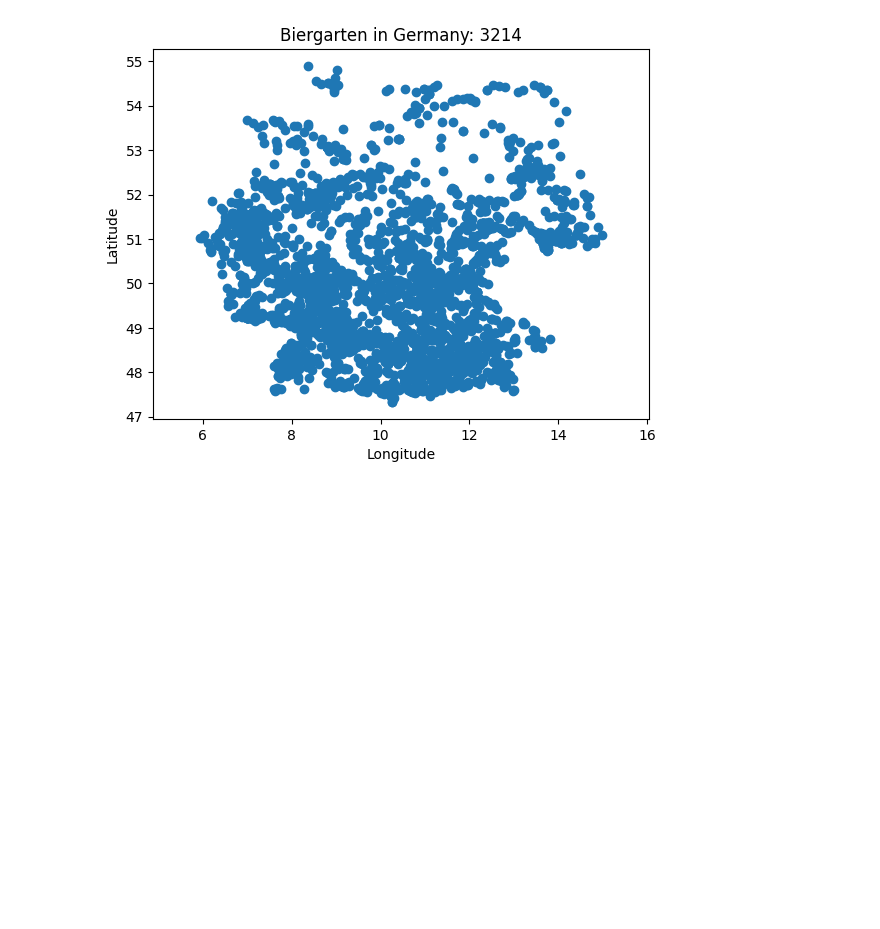
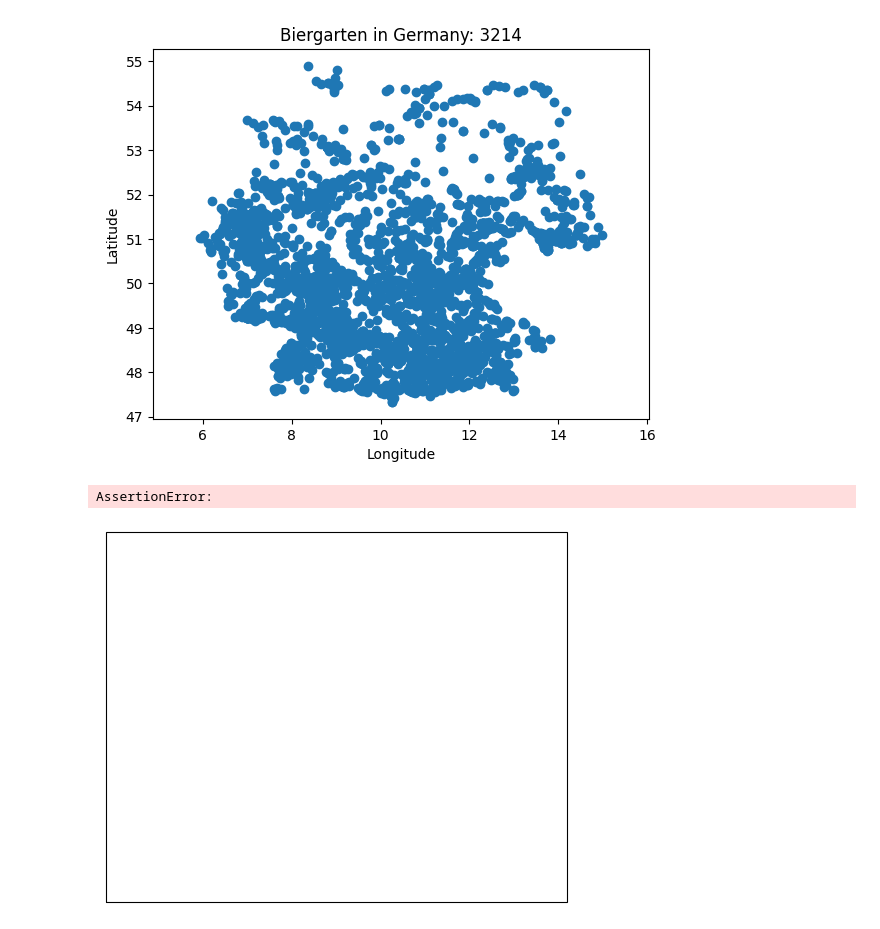
Before and after one commit to dringakn/ROSExamples, a Jupyter notebook: script/osm_playground.ipynb, the cells around one changed output. Saved outputs shown, nothing was run; the diff lists cells and outputs as text; code cells hidden in the pictures; blank space fills up the shorter version.

```diff
--- a/script/osm_playground.ipynb
+++ b/script/osm_playground.ipynb
@@ -49,3 +71,60 @@ plt.axis('equal')
 plt.show()
 # %% [output]
 [figure]
+# %%
+import os
+import types
+
+import cartopy.io.img_tiles as img_tiles
+import requests
+import PIL
+
+
+class CachedTiler(object):
+    def __init__(self, tiler):
+        self.tiler = tiler
+
+    def __getattr__(self, name):
+        # Mimic the tiler interface, but for methods, ensure that the "self"
+        # that is passed through continues to be CachedTiler, and not the
+        # contained tiler instance.
+        attr = getattr(self.tiler, name, None)
+        if isinstance(attr, types.MethodType):
+            attr = types.MethodType(attr.im_func, self)
+        return attr
+
+    def get_image(self, tile):
+        tileset_name = '{}'.format(self.tiler.__class__.__name__.lower())
+        print(tileset_name)
+        cache_dir = os.path.expanduser(os.path.join('~/', 'image_tiles', tileset_name))
+        if not os.path.exists(cache_dir):
+            os.makedirs(cache_dir)
+        tile_fname = os.path.join(cache_dir, '_'.join(str(v) for v in tile) + '.png')
+        if not os.path.exists(tile_fname):
+            response = requests.get(self._image_url(tile),
+                                    stream=True)
+
+            with open(tile_fname, "wb") as fh:
+                for chunk in response:
+                    fh.write(chunk)
+        with open(tile_fname, 'rb') as fh:
+            img = PIL.Image.open(fh)
+            img = img.convert(self.desired_tile_form)
+        return img, self.tileextent(tile), 'lower'
+
+from cartopy.io.img_tiles import Stamen
+import matplotlib.pyplot as plt
+
+
+actual_tiler = Stamen()
+tiler = CachedTiler(actual_tiler)
+
+mercator = tiler.crs
+ax = plt.axes(projection=mercator)
+ax.set_extent([-90, -73, 22, 34])
+# ax.add_image(tiler, 6)
+# ax.coastlines('10m')
+# plt.show()
+# %% [output]
+AssertionError:
+[figure, added]
```
Also changed, not shown: parts of 1 cell of this notebook, 7 other files.
